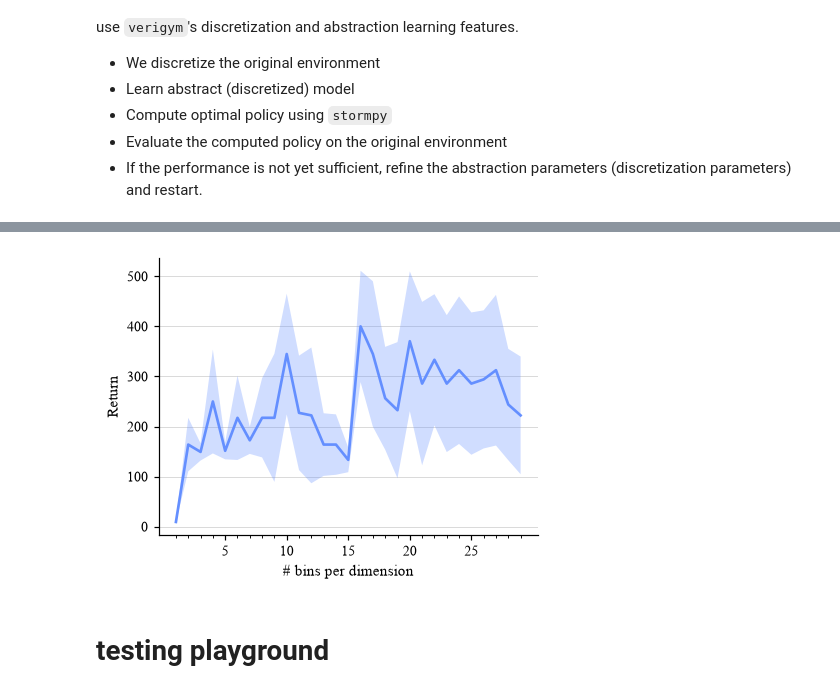
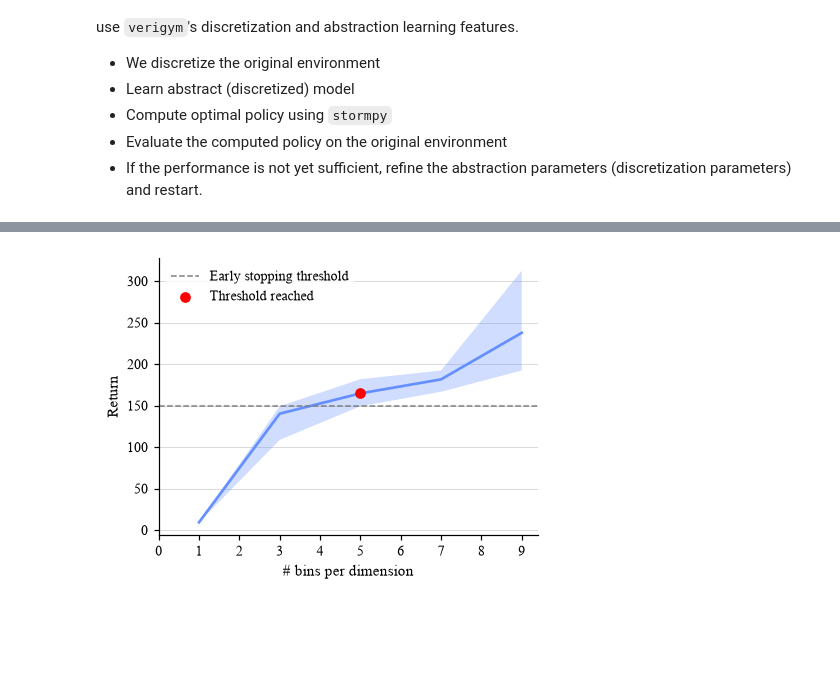
Before and after one commit to ai-fm/VeriGym, a Jupyter notebook: examples/workflow_abstraction_refinement.ipynb, the cells around one changed output, grey strips where cells are left out. Saved outputs shown, nothing was run; the diff lists cells and outputs as text; code cells hidden in the pictures; blank space fills up the shorter version.

```diff
--- a/examples/workflow_abstraction_refinement.ipynb
+++ b/examples/workflow_abstraction_refinement.ipynb
@@ -135,4 +136,12 @@ def abstraction_refinement(
             print(f"Task complete: {task_complete}")
 
     return results
+# %%
+def set_seeds(seed, original_env: verigym.VeriGymEnv):
+    """Set the seeds."""
+    random.seed(seed)
+    np.random.seed(seed)
+    original_env.reset(seed=seed)
+    original_env.action_space.seed(seed)
+    original_env.observation_space.seed(seed)
 # %%
@@ -159,19 +196,36 @@ for i, (mean, std) in enumerate(policy_results):
 # %%
 import matplotlib.pyplot as plt
 
-# Data Preparation
-means = np.array([y[0] for y in policy_results])
-stds = np.array([y[1] for y in policy_results])
-bins = N_BINS[:len(means)]
-transitions = np.array([result[1].nr_states*result[1].nr_actions for result in results])
-# Actual figure
-fig, ax = plt.subplots(figsize=(4,3))
+THRESHOLD = 150  # early stopping threshold on the mean return (not used during refinement)
+
+# Per-seed mean returns, shape (n_seeds, n_iterations)
+n_iters = min(len(r) for r in all_policy_results)
+seed_means = np.array([[r[i][0] for i in range(n_iters)] for r in all_policy_results])
+means = seed_means.mean(axis=0)
+mins = seed_means.min(axis=0)
+maxs = seed_means.max(axis=0)
+bins = N_BINS[:n_iters]
+
+# First refinement step where the mean return reaches the threshold (None if never)
+above = np.flatnonzero(means >= THRESHOLD)
+first = above[0] if above.size > 0 else None
+
+fig, ax = plt.subplots(figsize=(4, 3))
+
+# Mean return with min/max range across seeds
 ax.plot(bins, means)
-ax.fill_between(bins, means-stds, means+stds, alpha=0.3)
-ax.set(ylabel="Return", xlabel="# bins per dimension")
-_ = ax.set_xticks(bins[4::+5])
-_ = ax.set_xticks(bins[:], minor=True)
+ax.fill_between(bins, mins, maxs, alpha=0.3)
+
+# Early stopping threshold and where it is first reached
+ax.axhline(THRESHOLD, color="gray", linestyle="--", linewidth=1, label="Early stopping threshold")
+if first is not None:
+    ax.scatter(bins[first], means[first], color="red", zorder=3, label="Threshold reached")
+
+ax.set(xlabel="# bins per dimension", ylabel="Return")
+ax.set_xticks(range(0, max(bins) + 1))
+ax.set_xticks(range(0, max(bins) + 1), minor=True)
+ax.legend(frameon=True, facecolor="white", edgecolor="none", framealpha=0.8)
+
+fig.savefig("abstraction_refinement_cartpole.pdf")
 # %% [output]
-[figure, old version]
+[figure, new version]
-# %% [markdown]
-# testing playground
```
Also changed, not shown: parts of 5 cells of this notebook.
